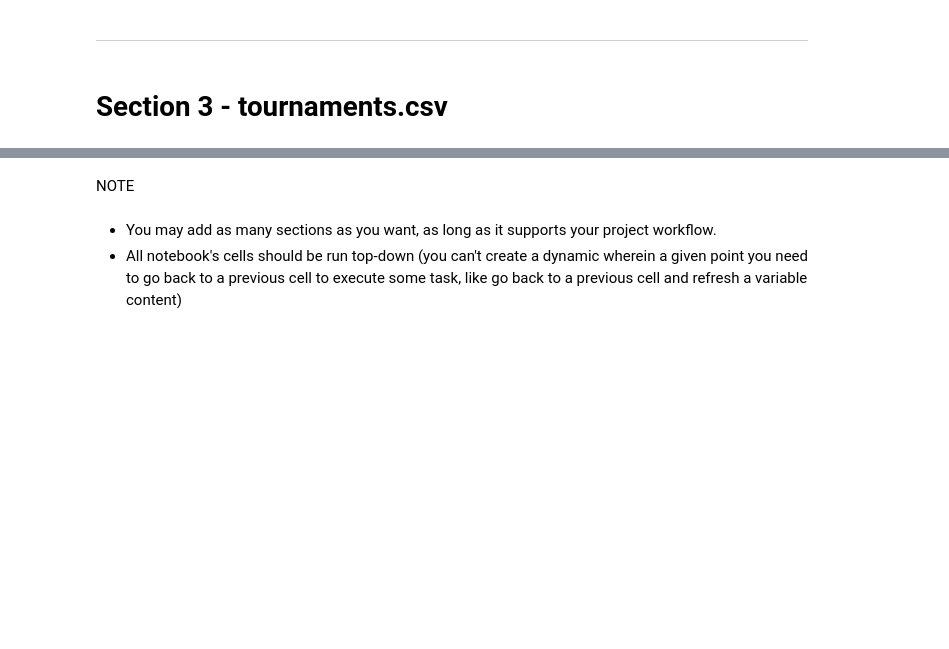
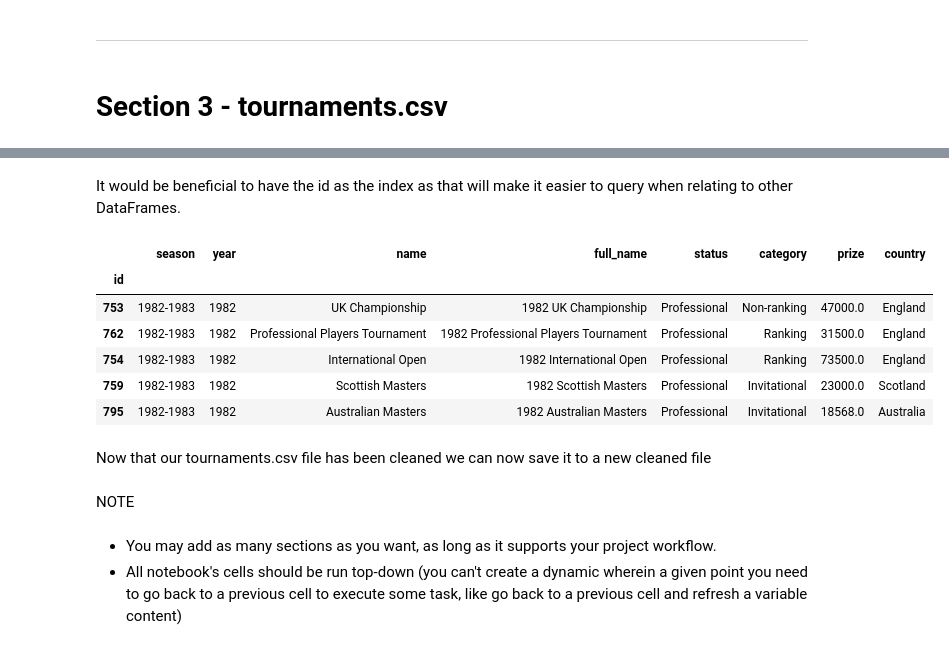
Before and after one commit to stephenbeese/Snooker-Data-Analysis, a Jupyter notebook: jupyter_notebooks/ETL.ipynb, the cells around one changed output, grey strips where cells are left out. Saved outputs shown, nothing was run; the diff lists cells and outputs as text; code cells hidden in the pictures; blank space fills up the shorter version.

```diff
--- a/jupyter_notebooks/ETL.ipynb
+++ b/jupyter_notebooks/ETL.ipynb
@@ -224,0 +347,3 @@ df_players.to_csv(os.path.join(clean_data_dir, 'players_cleaned.csv'), index=Fal
+# %%
+# Fill in season based on row index
+df_tournaments.loc[2005, "season"] = "2013/2014"
@@ -224,0 +369,6 @@ df_players.to_csv(os.path.join(clean_data_dir, 'players_cleaned.csv'), index=Fal
+# %%
+# Drop url column
+df_tournaments = df_tournaments.drop(columns=['url'])
+
+# Display DataFrame head
+df_tournaments.head()
@@ -224,0 +382,18 @@ df_players.to_csv(os.path.join(clean_data_dir, 'players_cleaned.csv'), index=Fal
+# %% [markdown]
+It would be beneficial to have the id as the index as that will make it easier to query when relating to other DataFrames.
+# %%
+# Make id column the index
+df_tournaments = df_tournaments.set_index('id')
+
+# Display DataFrame
+df_tournaments.head()
+# %% [output]
+|  | season | year | name | full_name | status | category | prize | country |
+| id |  |  |  |  |  |  |  |  |
+| 753 | 1982-1983 | 1982 | UK Championship | 1982 UK Championship | Professional | Non-ranking | 47000.0 | England |
+| 762 | 1982-1983 | 1982 | Professional Players Tournament | 1982 Professional Players Tournament | Professional | Ranking | 31500.0 | England |
+| 754 | 1982-1983 | 1982 | International Open | 1982 International Open | Professional | Ranking | 73500.0 | England |
+| 759 | 1982-1983 | 1982 | Scottish Masters | 1982 Scottish Masters | Professional | Invitational | 23000.0 | Scotland |
+| 795 | 1982-1983 | 1982 | Australian Masters | 1982 Australian Masters | Professional | Invitational | 18568.0 | Australia |
+# %% [markdown]
+Now that our tournaments.csv file has been cleaned we can now save it to a new cleaned file
```
Also changed, not shown: parts of 14 cells of this notebook, 1 other file.
